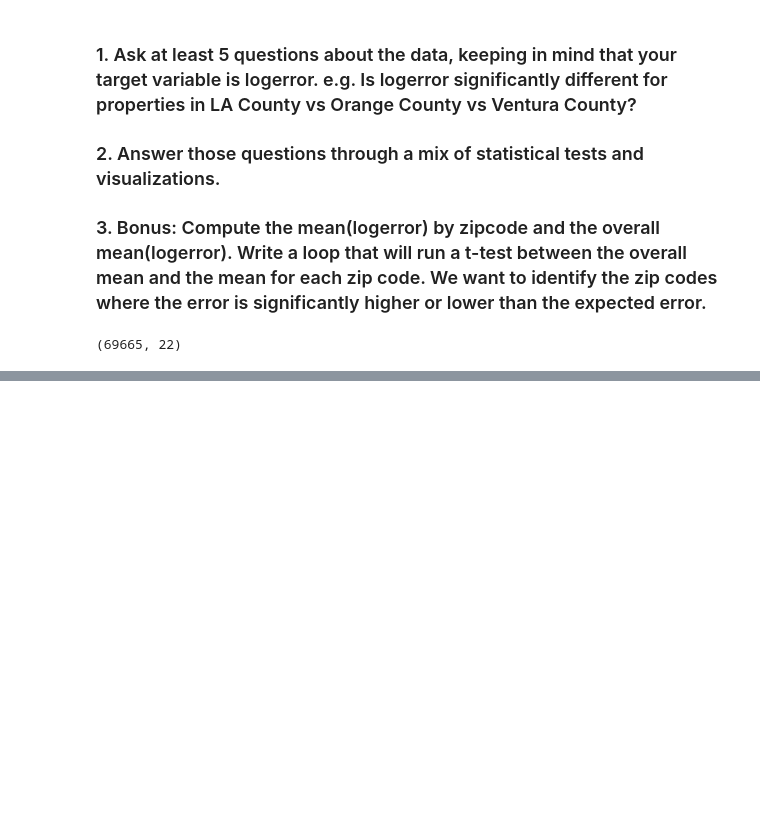
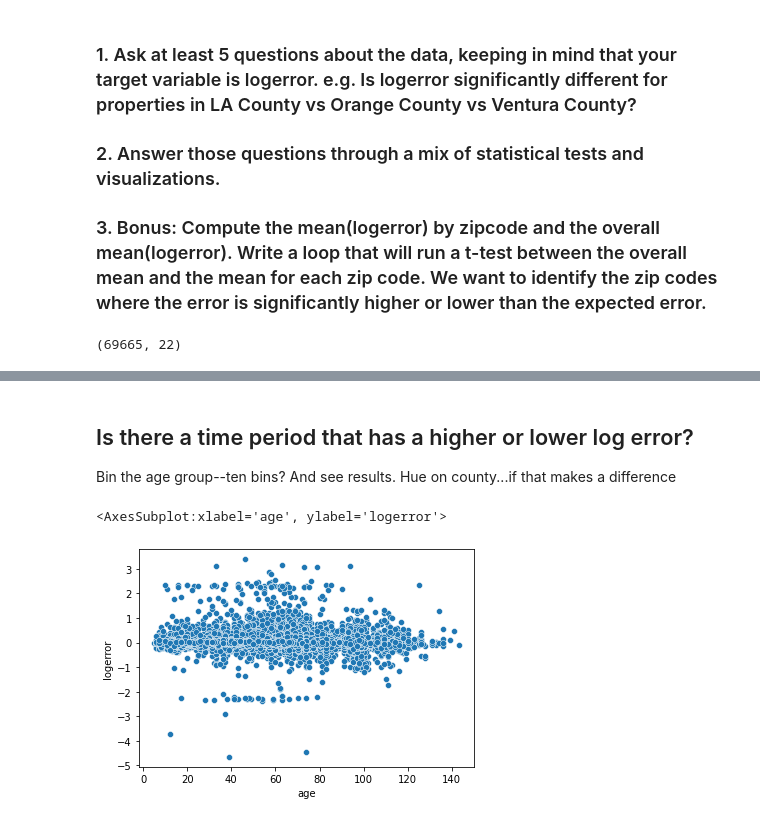
Before and after one commit to brianclements03/clustering, a Jupyter notebook: explore_zillow.ipynb, the cells around one changed output, grey strips where cells are left out. Cells and saved outputs as stored; diff of their text form; code cells hidden in the pictures; blank space fills up the shorter version.

```diff
--- a/explore_zillow.ipynb
+++ b/explore_zillow.ipynb
@@ -55,0 +46,3 @@ Index(['parcelid', 'bathroomcnt', 'bedroomcnt', 'buildingqualitytypeid',
+# %%
+df = wrangle.clean_and_prep_data(df)
+df.shape
@@ -91,2 +93,0 @@ Name: regionidzip, Length: 386, dtype: int64
-# %%
-df = df[df.regionidzip < 100_000]
@@ -121,0 +156,8 @@ Name: county, dtype: int64
+# %% [markdown]
+## Is there a time period that has a higher or lower log error?
+Bin the age group--ten bins? And see results.  Hue on county...if that makes a difference
+# %%
+sns.scatterplot(x='age', y='logerror', data=df)
+# %% [output]
+<AxesSubplot:xlabel='age', ylabel='logerror'>
+[figure, added]
```
Also changed, not shown: parts of 20 cells of this notebook, 1 other file.
